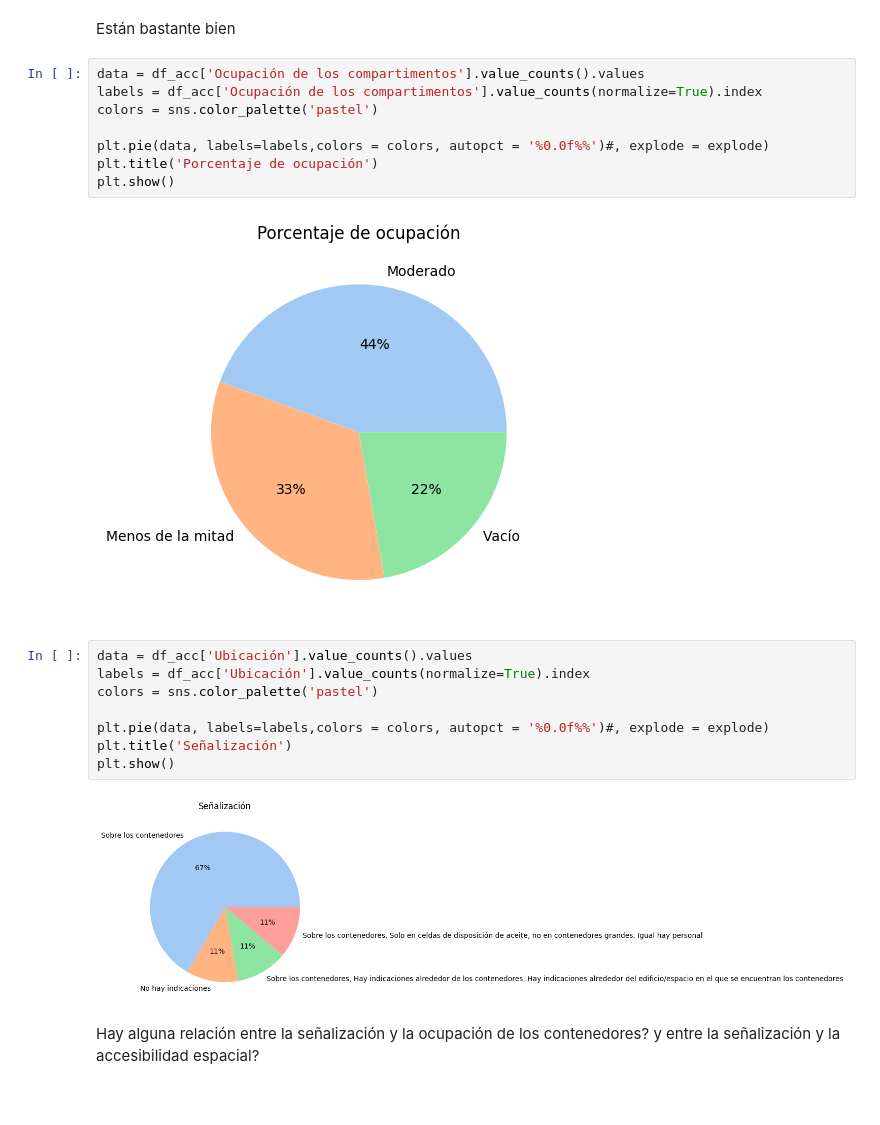
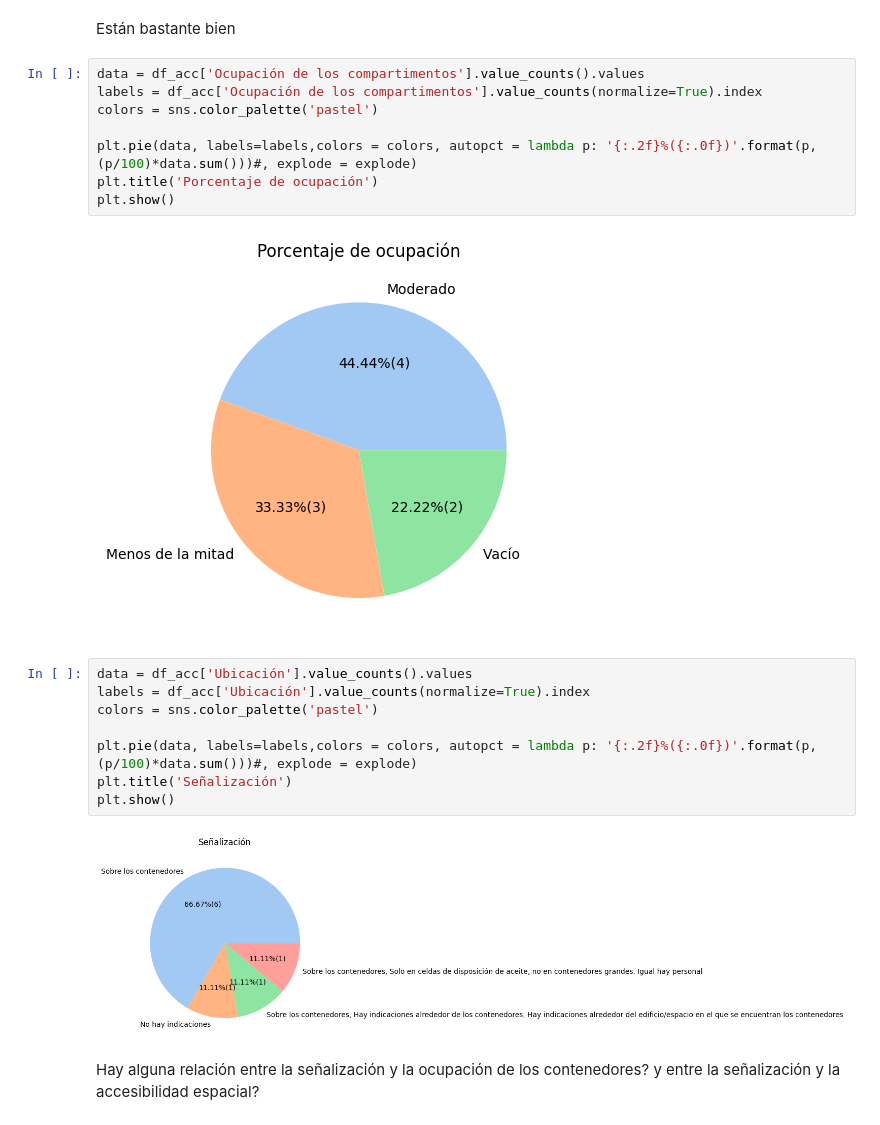
Before and after one commit to Ana1890/ecopuntos, a Jupyter notebook: AnalisisRelevamiento.ipynb, the cells around one changed output. Saved outputs shown, nothing was run; the diff lists cells and outputs as text.

```diff
--- a/AnalisisRelevamiento.ipynb
+++ b/AnalisisRelevamiento.ipynb
@@ -218,23 +236,23 @@ Están bastante bien
 # %%
 data = df_acc['Ocupación de los compartimentos'].value_counts().values
 labels = df_acc['Ocupación de los compartimentos'].value_counts(normalize=True).index
 colors = sns.color_palette('pastel')
 
-plt.pie(data, labels=labels,colors = colors, autopct = '%0.0f%%')#, explode = explode)
+plt.pie(data, labels=labels,colors = colors, autopct = lambda p: '{:.2f}%({:.0f})'.format(p,(p/100)*data.sum()))#, explode = explode)
 plt.title('Porcentaje de ocupación')
 plt.show()
 # %% [output]
-[figure, old version]
+[figure, new version]
 # %%
 data = df_acc['Ubicación'].value_counts().values
 labels = df_acc['Ubicación'].value_counts(normalize=True).index
 colors = sns.color_palette('pastel')
 
-plt.pie(data, labels=labels,colors = colors, autopct = '%0.0f%%')#, explode = explode)
+plt.pie(data, labels=labels,colors = colors, autopct = lambda p: '{:.2f}%({:.0f})'.format(p,(p/100)*data.sum()))#, explode = explode)
 plt.title('Señalización')
 plt.show()
 # %% [output]
-[figure, old version]
+[figure, new version]
 # %% [markdown]
 Hay alguna relación entre la señalización y la ocupación de los contenedores? y entre la señalización y la accesibilidad espacial?
 # %% [markdown]
```
Also changed, not shown: parts of 15 cells of this notebook.
